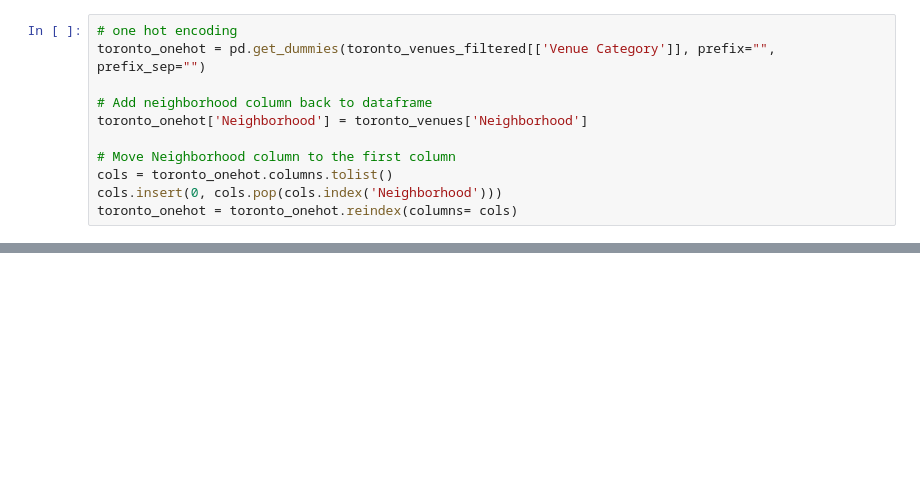
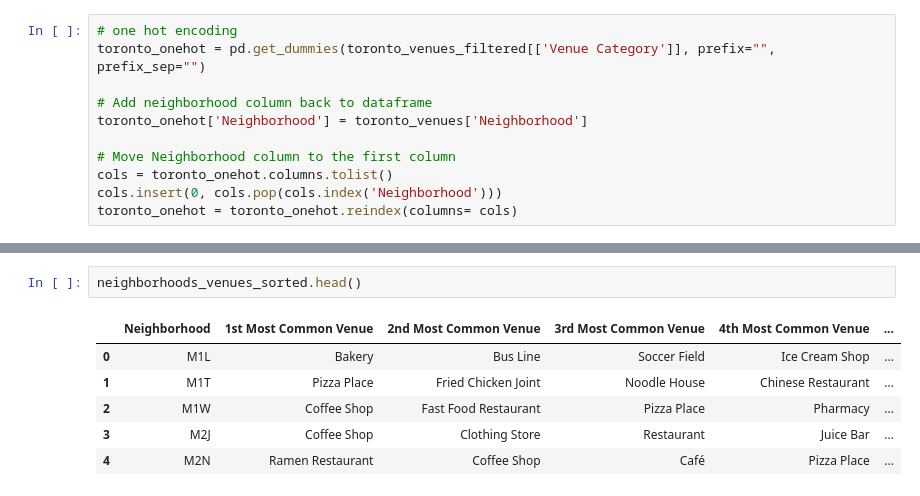
Before and after one commit to nguytannghia/Coursera_Capstone, a Jupyter notebook: Neighborhoods in Toronto_part3.ipynb, the cells around one changed output, grey strips where cells are left out. Drawn from its saved outputs; the diff is of its cells as text; blank space fills up the shorter version.

```diff
--- a/Neighborhoods in Toronto_part3.ipynb
+++ b/Neighborhoods in Toronto_part3.ipynb
@@ -282 +386,10 @@ kmeans.labels_[0:10]
+# %%
+neighborhoods_venues_sorted.head()
+# %% [output]
+|  | Neighborhood | 1st Most Common Venue | 2nd Most Common Venue | 3rd Most Common Venue | 4th Most Common Venue | ... |
+| 0 | M1L | Bakery | Bus Line | Soccer Field | Ice Cream Shop | ... |
+| 1 | M1T | Pizza Place | Fried Chicken Joint | Noodle House | Chinese Restaurant | ... |
+| 2 | M1W | Coffee Shop | Fast Food Restaurant | Pizza Place | Pharmacy | ... |
+| 3 | M2J | Coffee Shop | Clothing Store | Restaurant | Juice Bar | ... |
+| 4 | M2N | Ramen Restaurant | Coffee Shop | Café | Pizza Place | ... |
 # %%
```
Also changed, not shown: parts of 17 cells of this notebook.
